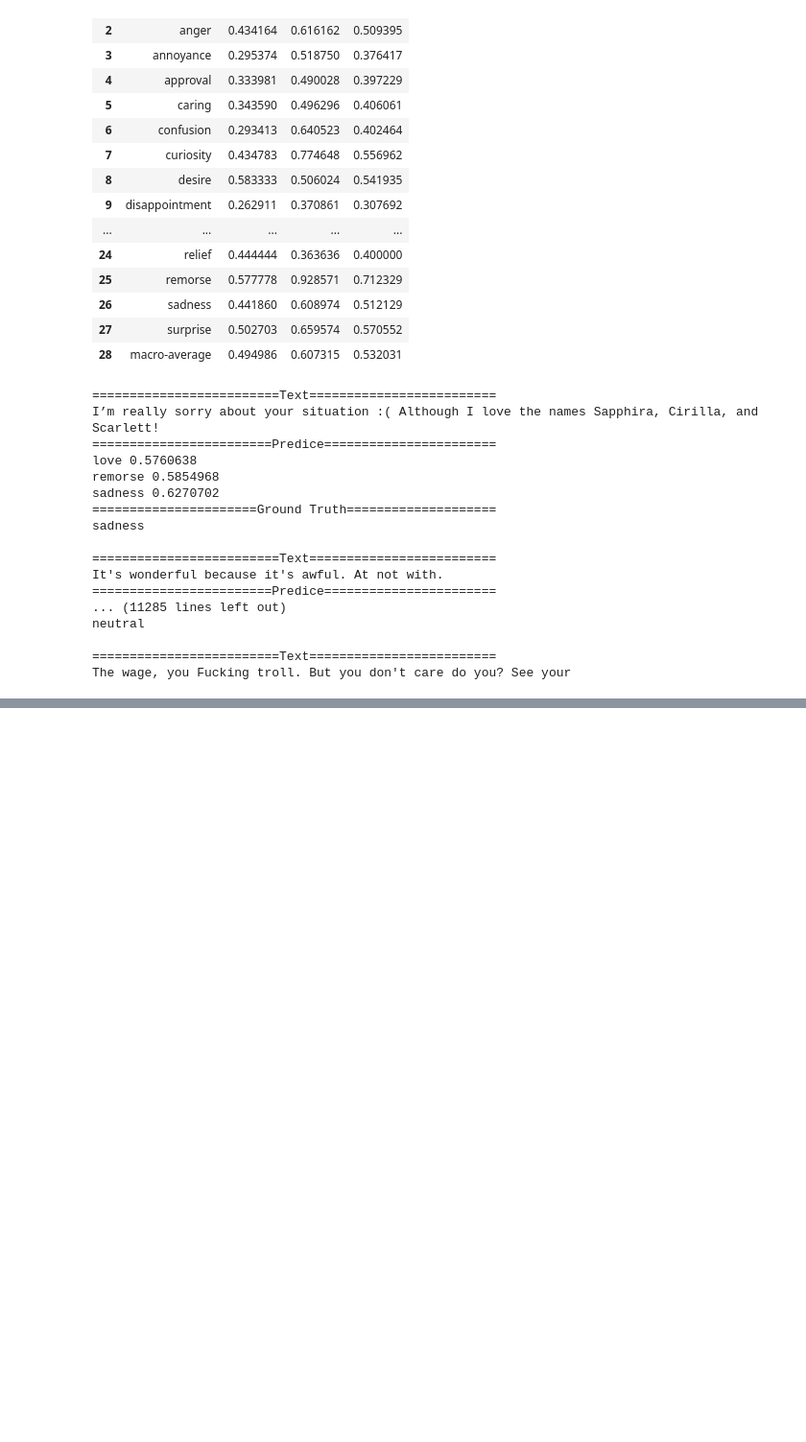
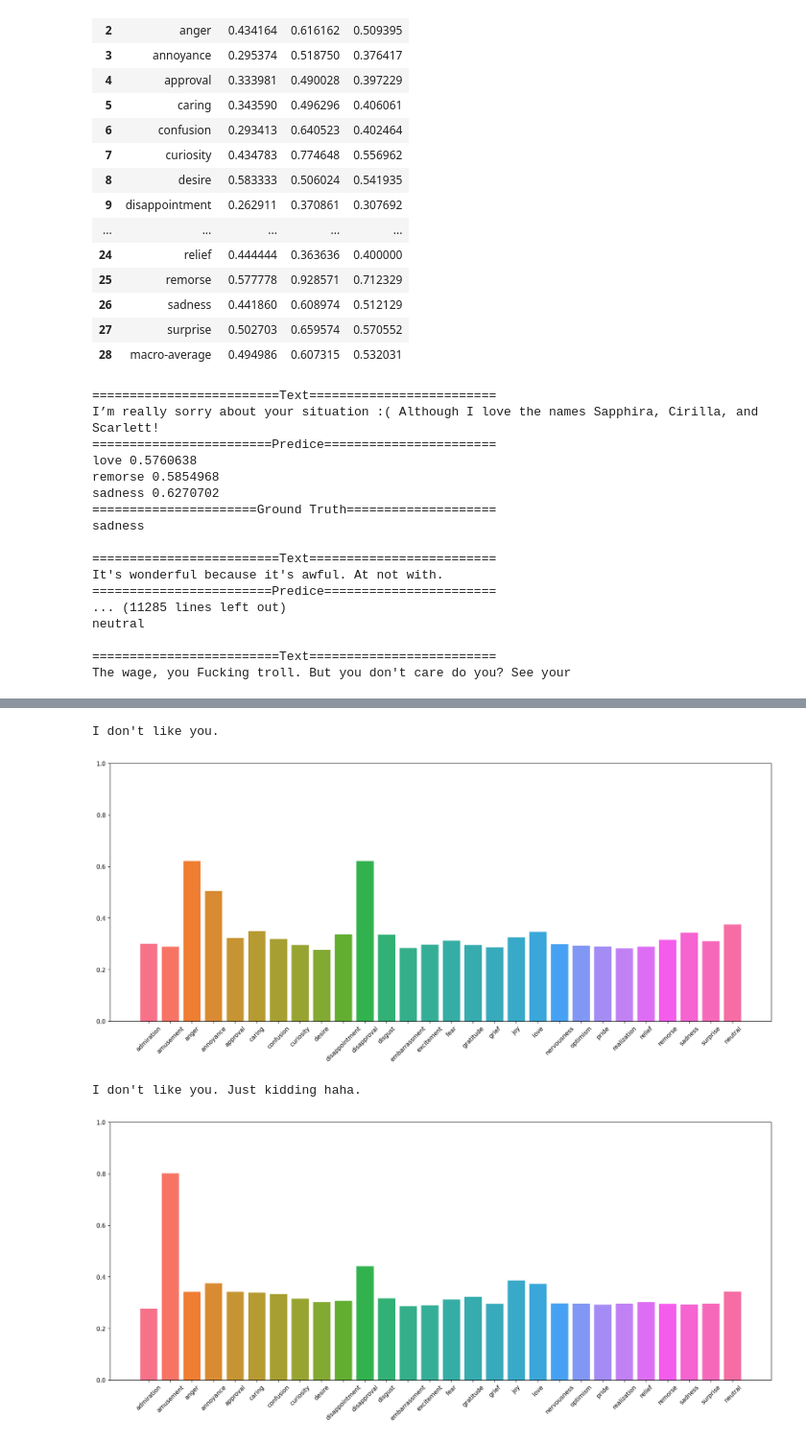
Before and after one commit to minfenli/GoEmotions, a Jupyter notebook: GoEmotions.ipynb, the cells around one changed output, grey strips where cells are left out. Shown at 96% size. Drawn from its saved outputs; the diff is of its cells as text; code cells hidden in the pictures; blank space fills up the shorter version.

```diff
--- a/GoEmotions.ipynb
+++ b/GoEmotions.ipynb
@@ -284,0 +319,7 @@ goemotions(["fucking love you"], ["fuck you"])
+# %%
+plt_result(["I don't like you.", "I don't like you. Just kidding haha."], 0.)
+# %% [output]
+I don't like you.
+[figure, added]
+I don't like you. Just kidding haha.
+[figure, added]
```
Also changed, not shown: parts of 6 cells of this notebook, 2 other files.
